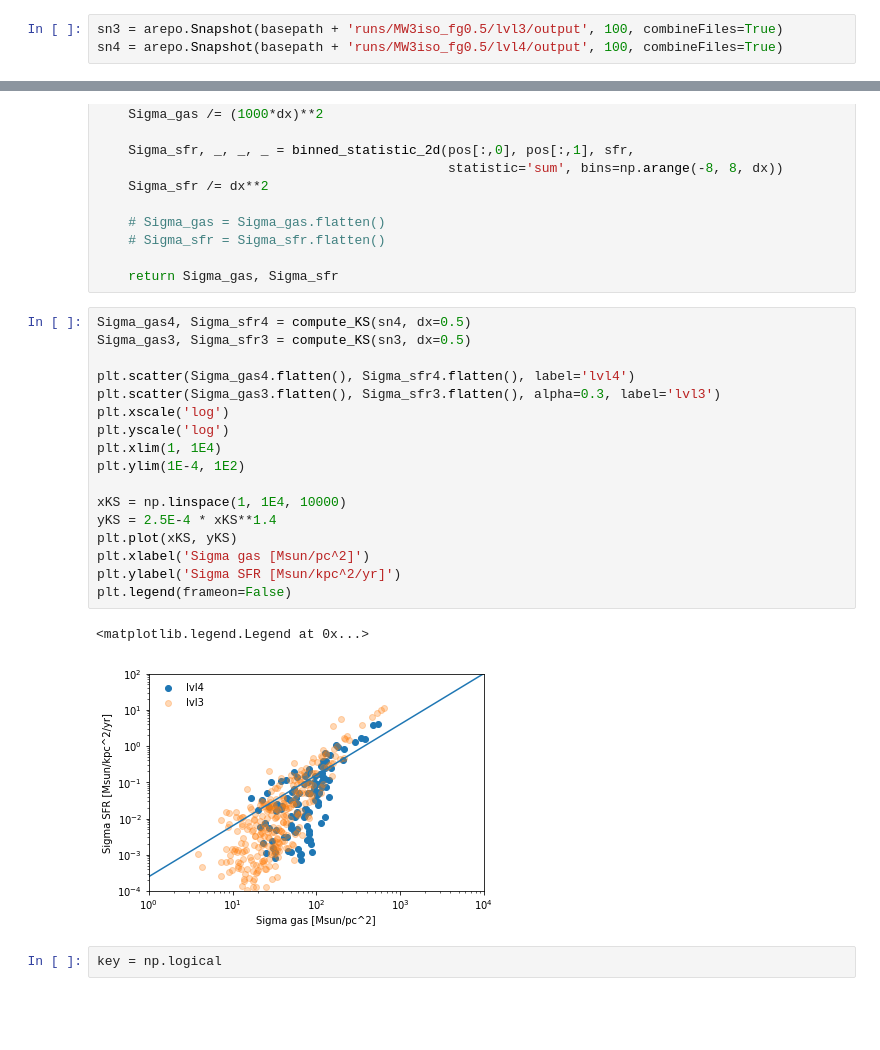
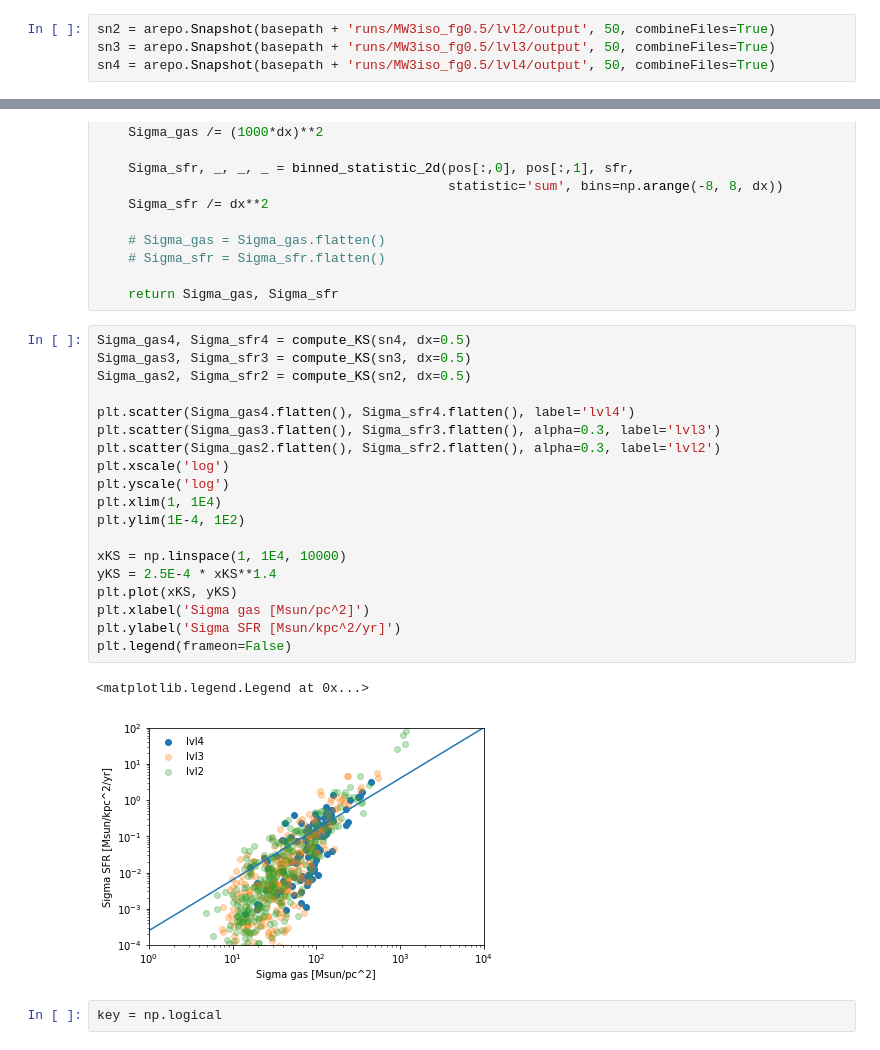
Before and after one commit to gusbeane/GSEgas, a Jupyter notebook: notebooks/Kennicutt.ipynb, the cells around one changed output, grey strips where cells are left out. Saved outputs shown, nothing was run; the diff lists cells and outputs as text; blank space fills up the shorter version.

```diff
--- a/notebooks/Kennicutt.ipynb
+++ b/notebooks/Kennicutt.ipynb
@@ -6,8 +6,9 @@ from scipy.stats import binned_statistic_2d
 # %%
 basepath = '/n/holylfs05/LABS/hernquist_lab/Users/abeane/GSEgas/'
 # %%
-sn3 = arepo.Snapshot(basepath + 'runs/MW3iso_fg0.5/lvl3/output', 100, combineFiles=True)
-sn4 = arepo.Snapshot(basepath + 'runs/MW3iso_fg0.5/lvl4/output', 100, combineFiles=True)
+sn2 = arepo.Snapshot(basepath + 'runs/MW3iso_fg0.5/lvl2/output', 50, combineFiles=True)
+sn3 = arepo.Snapshot(basepath + 'runs/MW3iso_fg0.5/lvl3/output', 50, combineFiles=True)
+sn4 = arepo.Snapshot(basepath + 'runs/MW3iso_fg0.5/lvl4/output', 50, combineFiles=True)
 # %%
 print(np.sum(sn.part0.sfr))
 # %% [output]
@@ -35,22 +36,24 @@ def compute_KS(sn, dx=0.5):
 # %%
 Sigma_gas4, Sigma_sfr4 = compute_KS(sn4, dx=0.5)
 Sigma_gas3, Sigma_sfr3 = compute_KS(sn3, dx=0.5)
+Sigma_gas2, Sigma_sfr2 = compute_KS(sn2, dx=0.5)
 
 plt.scatter(Sigma_gas4.flatten(), Sigma_sfr4.flatten(), label='lvl4')
 plt.scatter(Sigma_gas3.flatten(), Sigma_sfr3.flatten(), alpha=0.3, label='lvl3')
+plt.scatter(Sigma_gas2.flatten(), Sigma_sfr2.flatten(), alpha=0.3, label='lvl2')
 plt.xscale('log')
 plt.yscale('log')
 plt.xlim(1, 1E4)
 plt.ylim(1E-4, 1E2)
 
 xKS = np.linspace(1, 1E4, 10000)
 yKS = 2.5E-4 * xKS**1.4
 plt.plot(xKS, yKS)
 plt.xlabel('Sigma gas [Msun/pc^2]')
 plt.ylabel('Sigma SFR [Msun/kpc^2/yr]')
 plt.legend(frameon=False)
 # %% [output]
 <matplotlib.legend.Legend at 0x...>
-[figure, old version]
+[figure, new version]
 # %%
 key = np.logical
```
Also changed, not shown: 2 other files.
